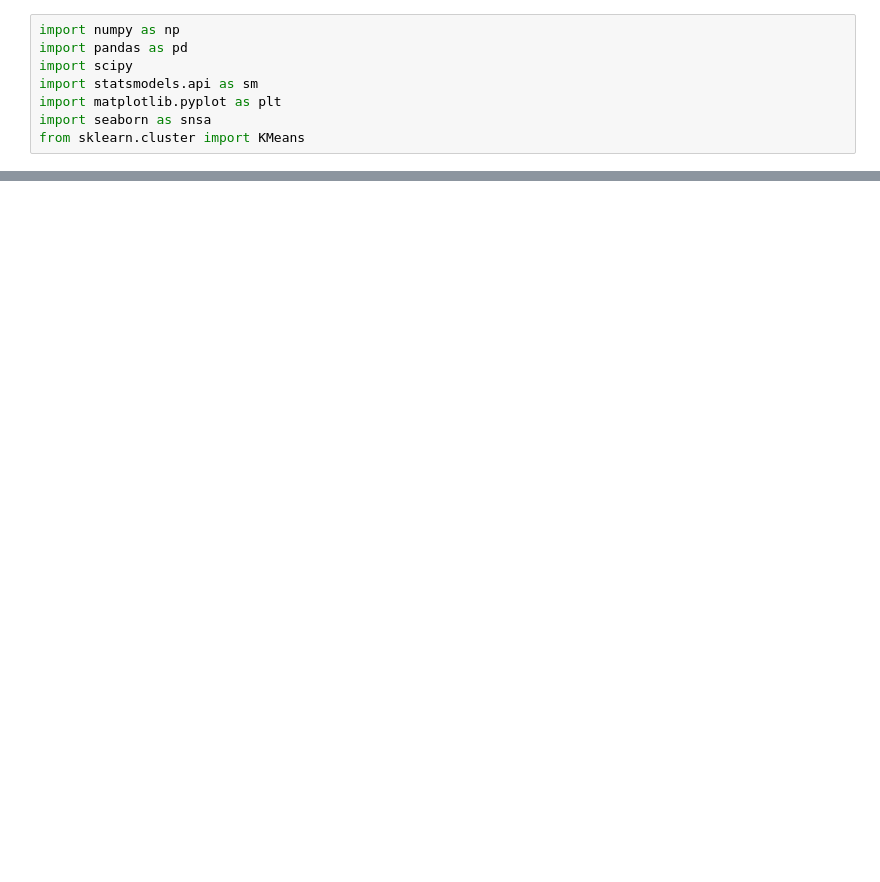
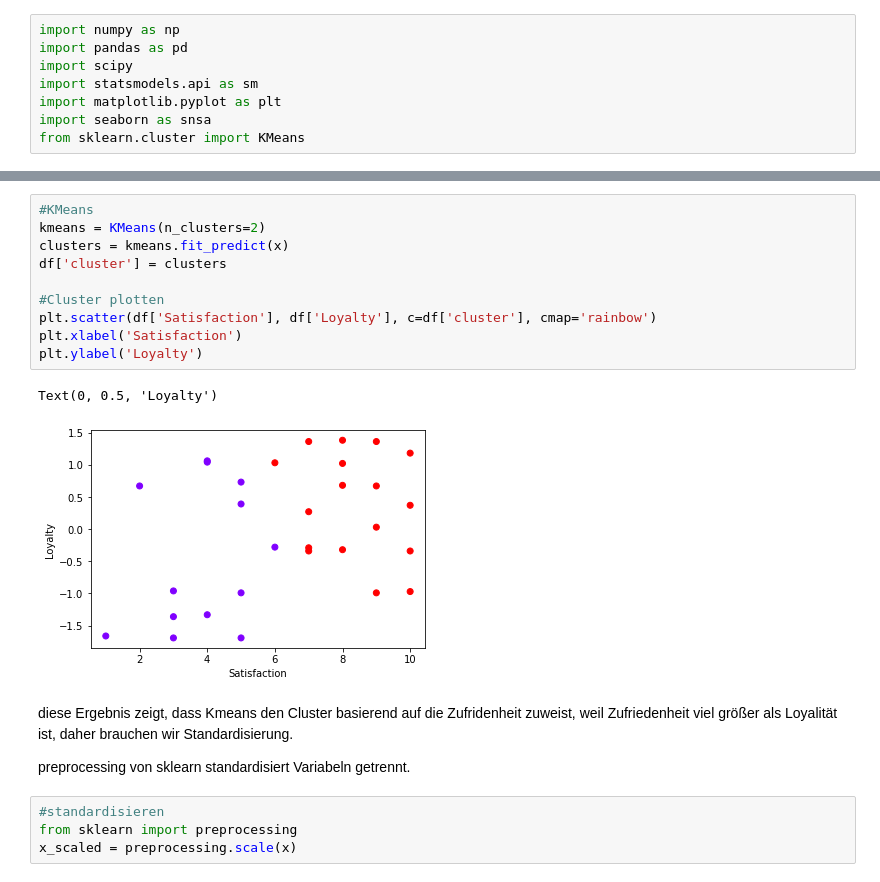
Before and after one commit to amanda8412383/data_science_bootcamp, a Jupyter notebook: cluster_analysis/marktsegmentierung_übung.ipynb, the cells around one changed output, grey strips where cells are left out. Cells and saved outputs as stored; diff of their text form; blank space fills up the shorter version.

```diff
--- a/cluster_analysis/marktsegmentierung_übung.ipynb
+++ b/cluster_analysis/marktsegmentierung_übung.ipynb
@@ -13,0 +33,21 @@ NameError: name 'pd' is not defined
+# %%
+#KMeans
+kmeans = KMeans(n_clusters=2)
+clusters = kmeans.fit_predict(x)
+df['cluster'] = clusters
+
+#Cluster plotten
+plt.scatter(df['Satisfaction'], df['Loyalty'], c=df['cluster'], cmap='rainbow')
+plt.xlabel('Satisfaction')
+plt.ylabel('Loyalty')
+# %% [output]
+Text(0, 0.5, 'Loyalty')
+[figure, added]
+# %% [markdown]
+diese Ergebnis zeigt, dass Kmeans den Cluster basierend auf die Zufridenheit zuweist, weil Zufriedenheit viel größer als Loyalität ist, daher brauchen wir Standardisierung.
+
+preprocessing von sklearn standardisiert Variabeln getrennt.
+# %%
+#standardisieren
+from sklearn import preprocessing
+x_scaled = preprocessing.scale(x)
```
Also changed, not shown: parts of 7 cells of this notebook.
